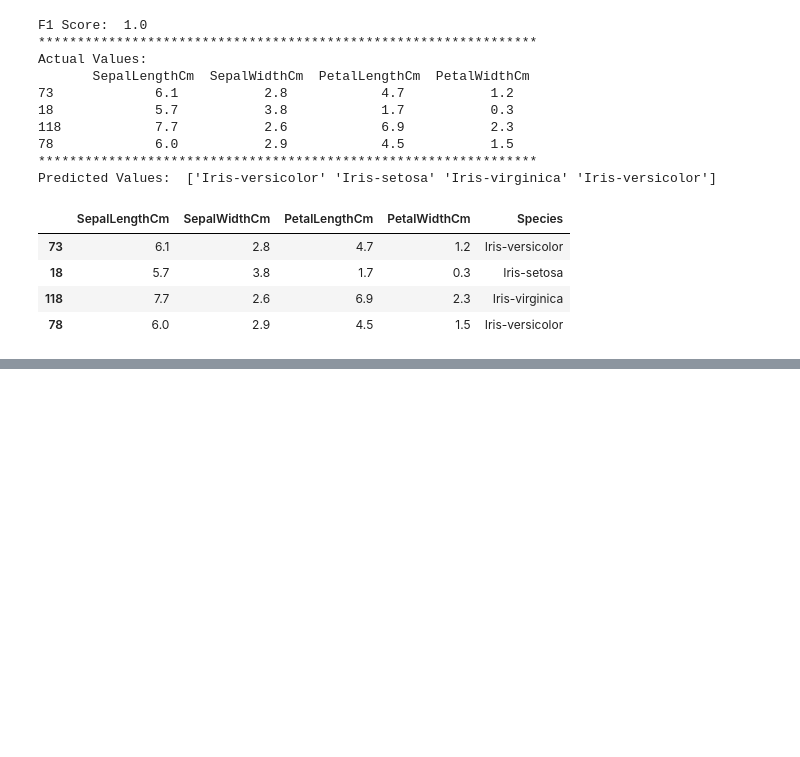
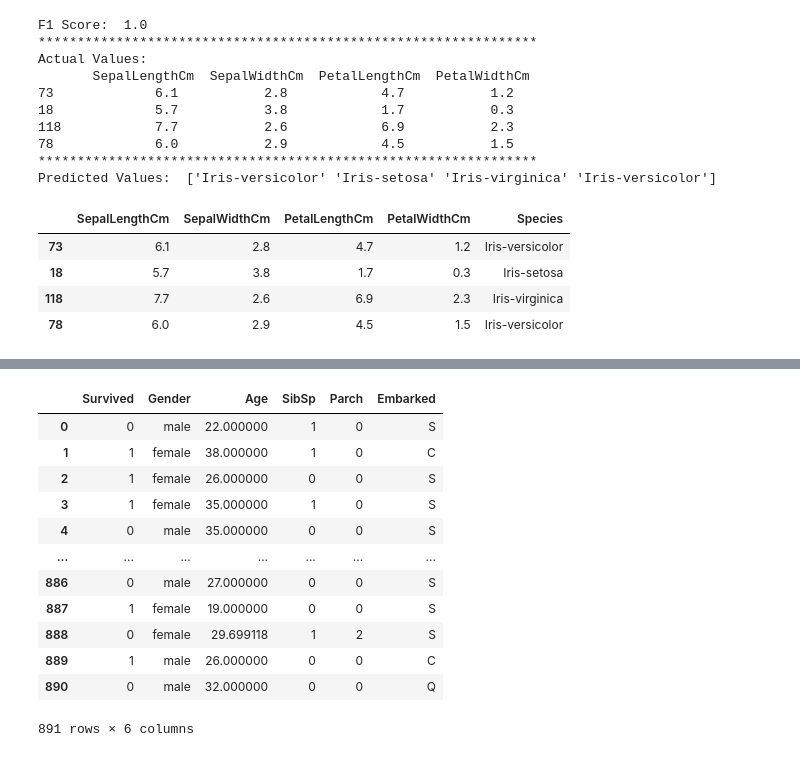
Before and after one commit to NadirAliOfficial/Data-Science-Course-IBA, a Jupyter notebook: practice/d7_MidExam_Practice.ipynb, the cells around one changed output, grey strips where cells are left out. Drawn from its saved outputs; the diff is of its cells as text; code cells hidden in the pictures; blank space fills up the shorter version.

```diff
--- a/practice/d7_MidExam_Practice.ipynb
+++ b/practice/d7_MidExam_Practice.ipynb
@@ -219,0 +322,16 @@ df1.iloc[[73, 18, 118, 78]]
+# %%
+df2
+# %% [output]
+|  | Survived | Gender | Age | SibSp | Parch | Embarked |
+| 0 | 0 | male | 22.000000 | 1 | 0 | S |
+| 1 | 1 | female | 38.000000 | 1 | 0 | C |
+| 2 | 1 | female | 26.000000 | 0 | 0 | S |
+| 3 | 1 | female | 35.000000 | 1 | 0 | S |
+| 4 | 0 | male | 35.000000 | 0 | 0 | S |
+| ... | ... | ... | ... | ... | ... | ... |
+| 886 | 0 | male | 27.000000 | 0 | 0 | S |
+| 887 | 1 | female | 19.000000 | 0 | 0 | S |
+| 888 | 0 | female | 29.699118 | 1 | 2 | S |
+| 889 | 1 | male | 26.000000 | 0 | 0 | C |
+| 890 | 0 | male | 32.000000 | 0 | 0 | Q |
+891 rows × 6 columns
```
Also changed, not shown: parts of 15 cells of this notebook.
